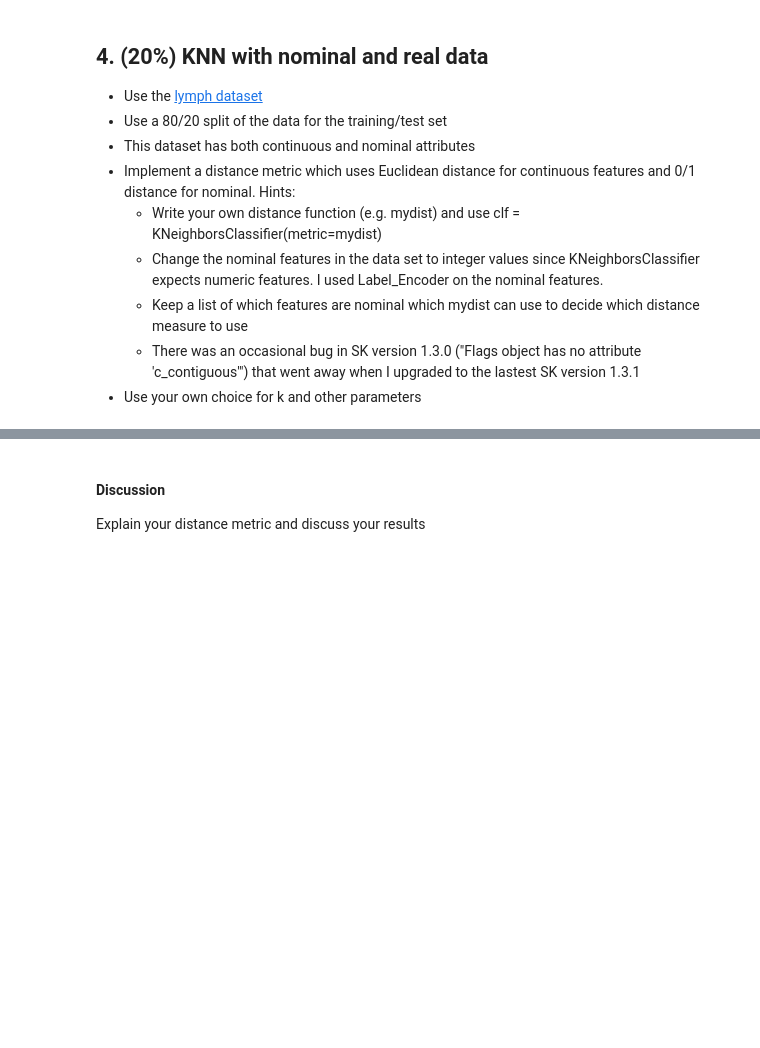
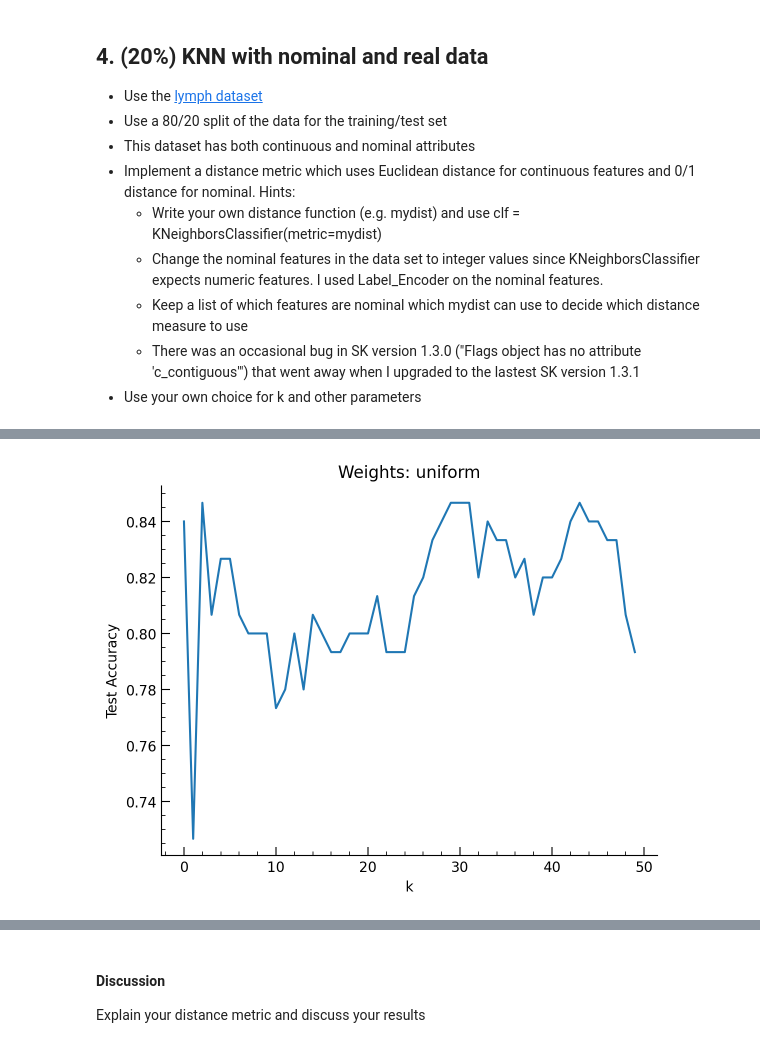
Before and after one commit to James-Wade1/CS270_KNN, a Jupyter notebook: KNN Lab.ipynb, the cells around one changed output, grey strips where cells are left out. Cells and saved outputs as stored; diff of their text form; code cells hidden in the pictures; blank space fills up the shorter version.

```diff
--- a/KNN Lab.ipynb
+++ b/KNN Lab.ipynb
@@ -40,7 +40,16 @@ def load_data_df(file_name):
 
     return df
 
-def run_tests_clf(X, y, params, num_iter=5, normalize=False):
+def load_data_meta_df(file_name):
+    data, meta = arff.loadarff(file_name)
+    df = pd.DataFrame(data)
+
+    for col in df.select_dtypes([object]):
+        df[col] = df[col].str.decode("utf-8")
+
+    return df, meta
+
+def run_tests_clf(X, y, params, num_iter=5, normalize=False, verbose=True):
     data_df = pd.DataFrame(columns=["Attempt", "Train Score", "Test Score"])
 
     for i, random_state in enumerate(random_states):
@@ -56,8 +65,9 @@ def run_tests_clf(X, y, params, num_iter=5, normalize=False):
 
         clf.fit(X_train, y_train)
 
-        print(f"Train score: {clf.score(X_train, y_train)}")
-        print(f"Test score: {clf.score(X_test, y_test)}")
+        if verbose:
+            print(f"Train score: {clf.score(X_train, y_train)}")
+            print(f"Test score: {clf.score(X_test, y_test)}")
 
         data_df.loc[len(data_df)] = [int(i+1), clf.score(X_train, y_train), clf.score(X_test, y_test)]
 
@@ -653,0 +794,4 @@ As before, an initial increase in k leads to a better performance. With the Clas
+# %%
+plot_lymph_data("uniform")
+# %% [output]
+[figure, added]
```
Also changed, not shown: parts of 9 cells of this notebook.
